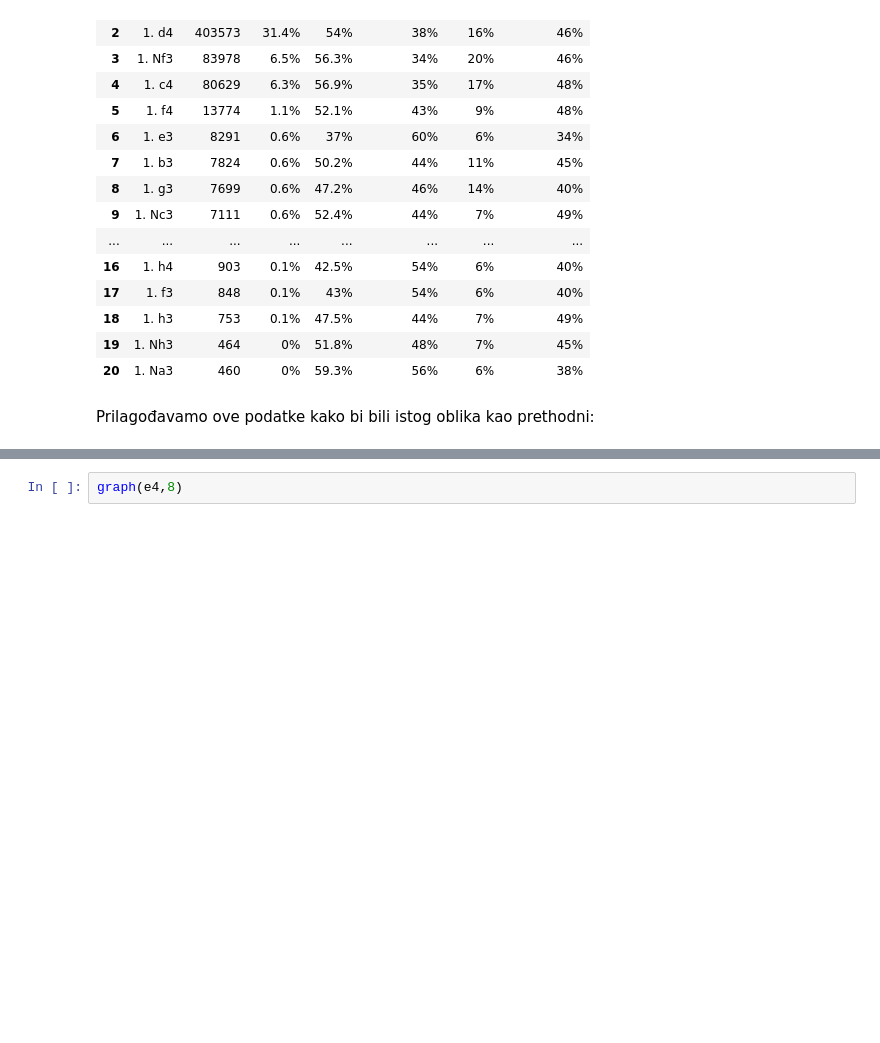
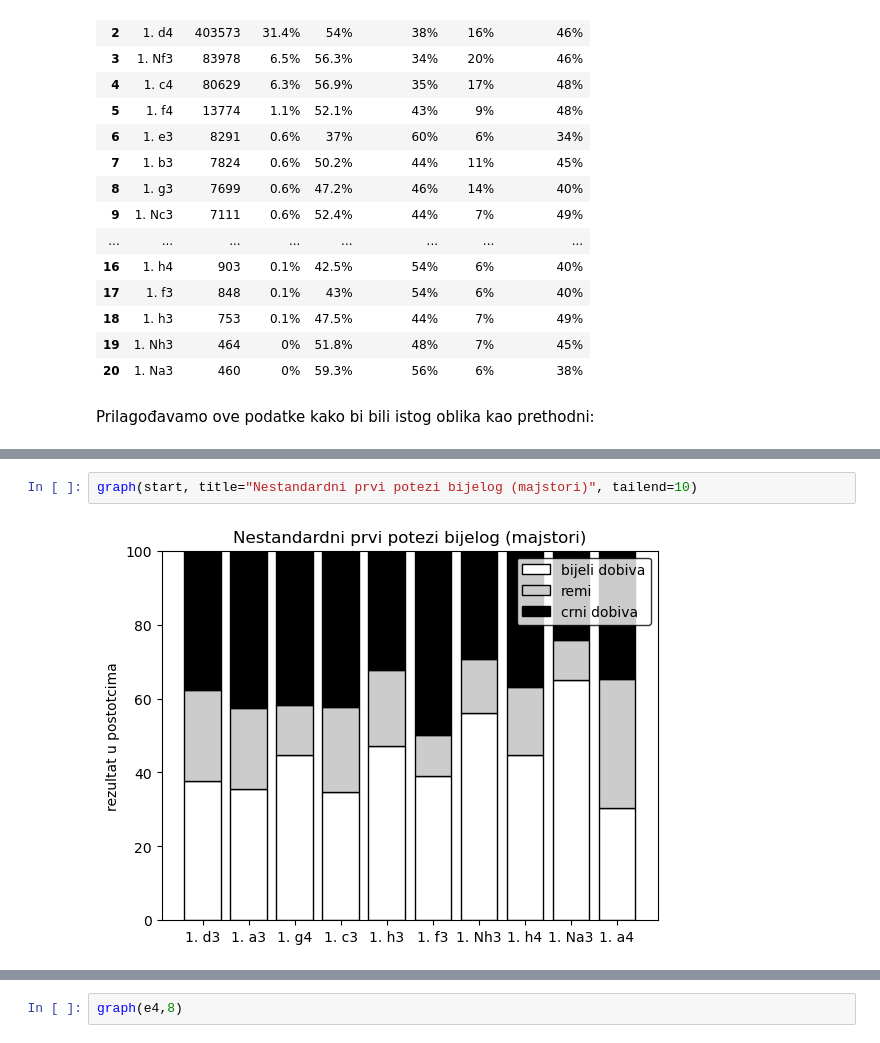
Before and after one commit to ring-bearer/ms, a Jupyter notebook: sah.ipynb, the cells around one changed output, grey strips where cells are left out. Saved outputs shown, nothing was run; the diff lists cells and outputs as text; blank space fills up the shorter version.

```diff
--- a/sah.ipynb
+++ b/sah.ipynb
@@ -336,0 +361,4 @@ Vidljivo je da bijeli i dalje zadržava prednost, no crni ipak ima bolje šanse
+# %%
+graph(start, title="Nestandardni prvi potezi bijelog (majstori)", tailend=10)
+# %% [output]
+[figure, added]
```
Also changed, not shown: parts of 49 cells of this notebook, 3 other files.
